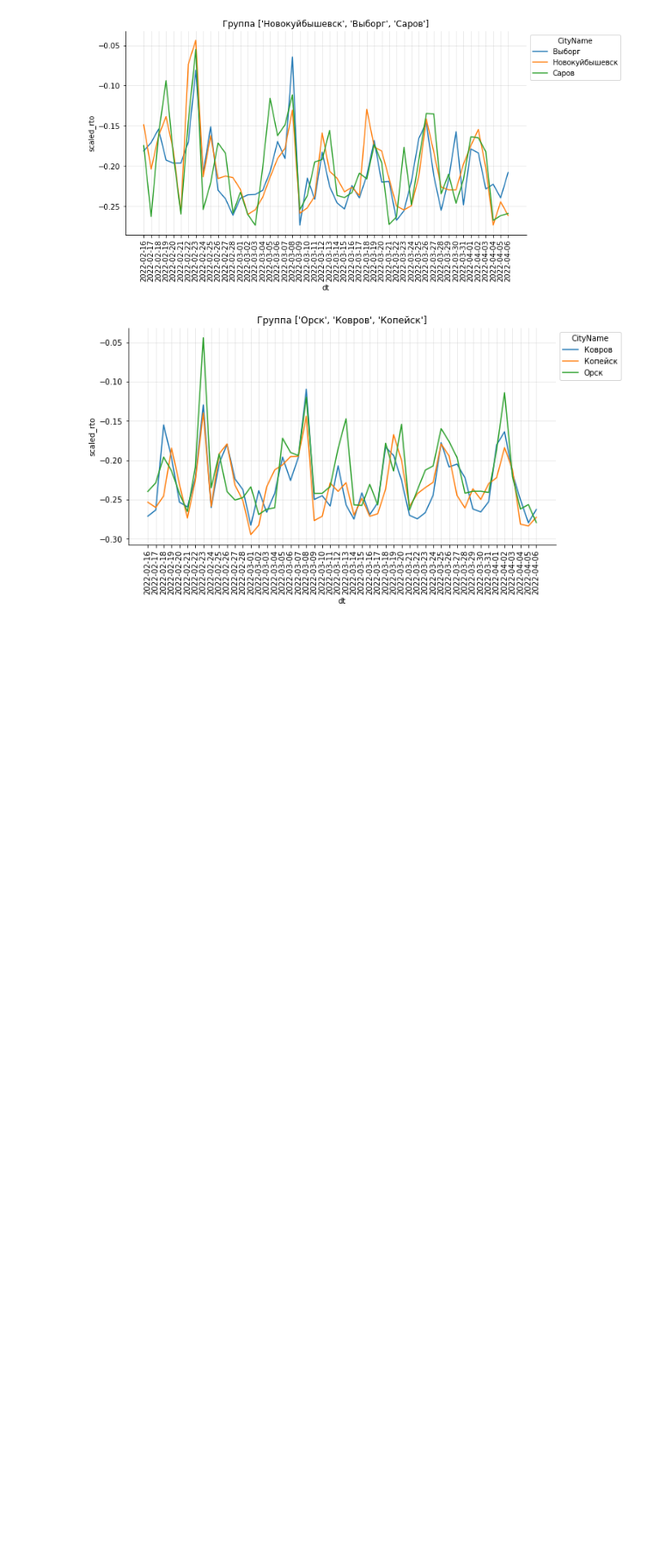
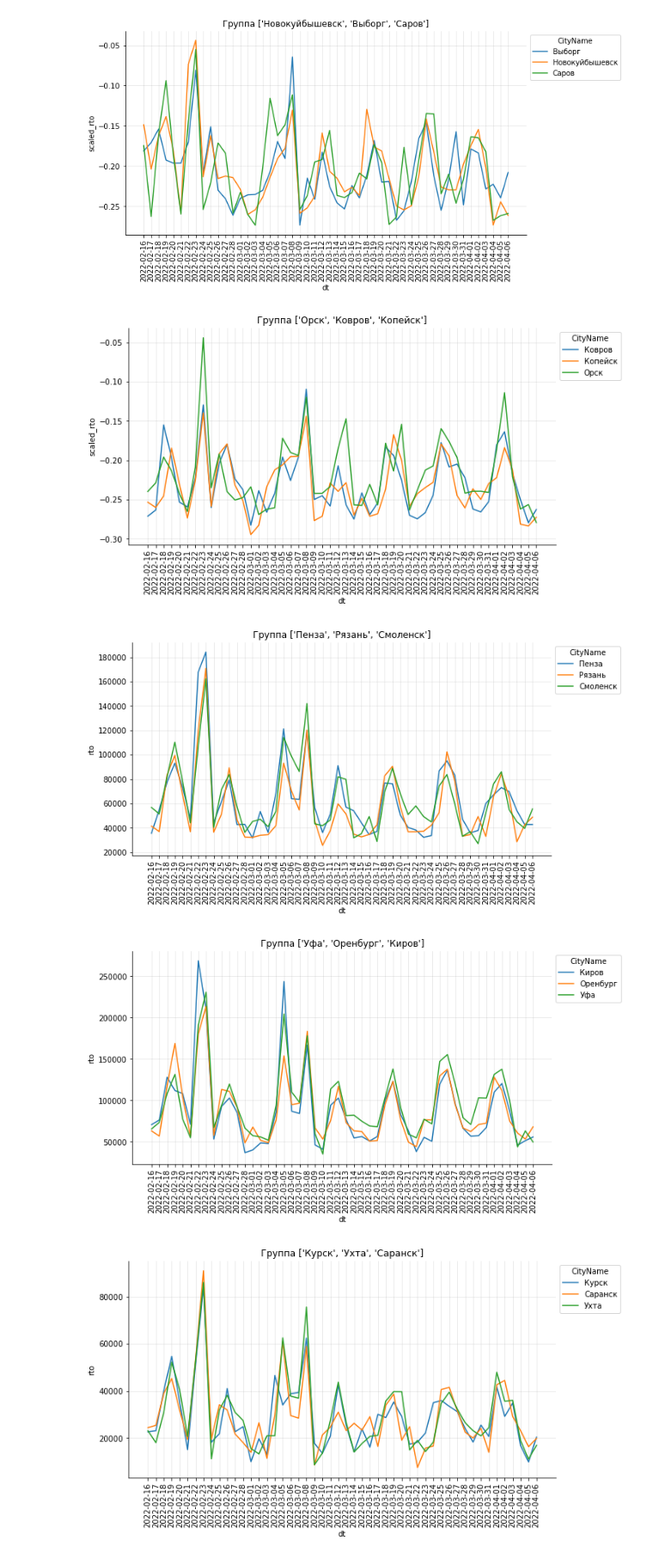
Before and after one commit to repinmihail/TestLab, a Jupyter notebook: development/dev-offline-units-exp.ipynb, the cells around one changed output. Shown at 86% size. Saved outputs shown, nothing was run; the diff lists cells and outputs as text; code cells hidden in the pictures; blank space fills up the shorter version.

Commit message:
Добавлены графики абсолютных величин

```diff
--- a/development/dev-offline-units-exp.ipynb
+++ b/development/dev-offline-units-exp.ipynb
@@ -690,3 +690,18 @@ for i in test_towns:
 [figure]
 [figure]
 [figure]
+# %%
+# абсолютные величины
+for i in test_towns:
+
+    plot_time_series(
+        df=pre_exp[pre_exp["CityName"].isin(result_ids[i])],
+        metric_name="rto",
+        grouped_column="CityName",
+        time_series_name="dt",
+        title=f"Группа {result_ids[i]}"
+    )
+# %% [output]
+[figure, added]
+[figure, added]
+[figure, added]
```
Also changed, not shown: parts of 1 cell of this notebook.
